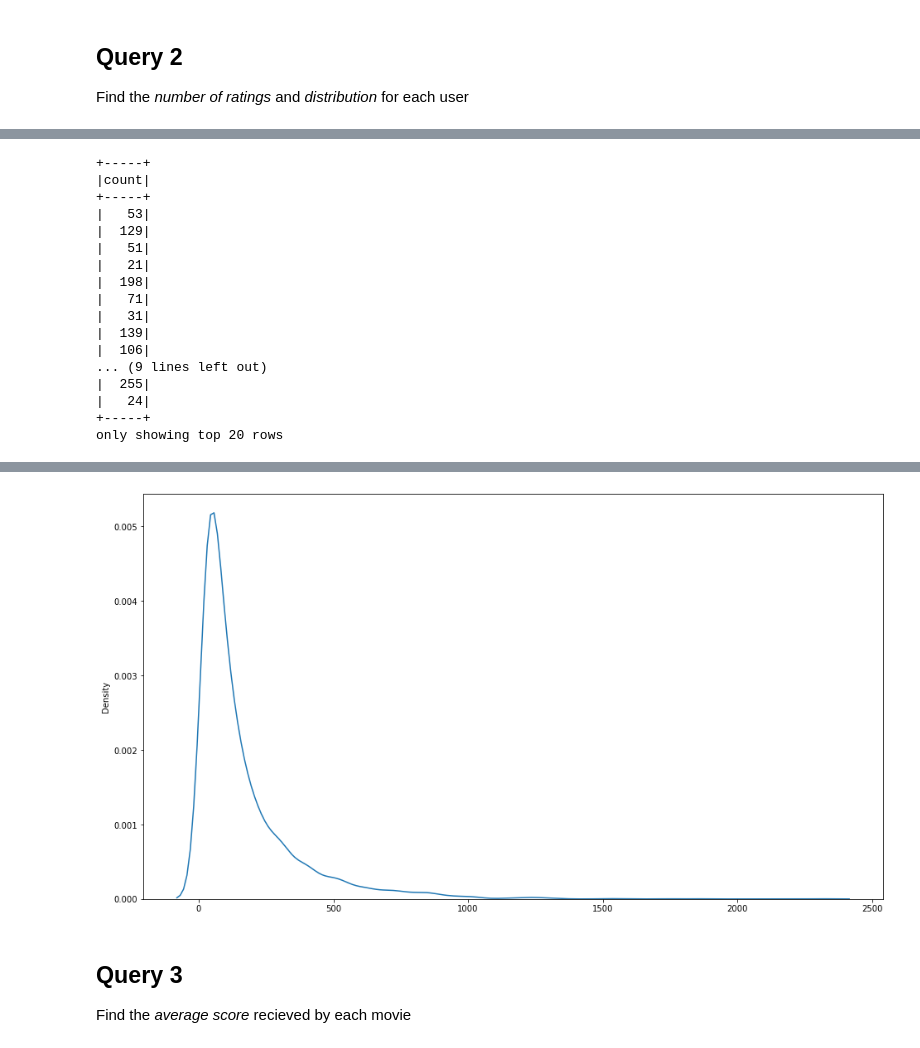
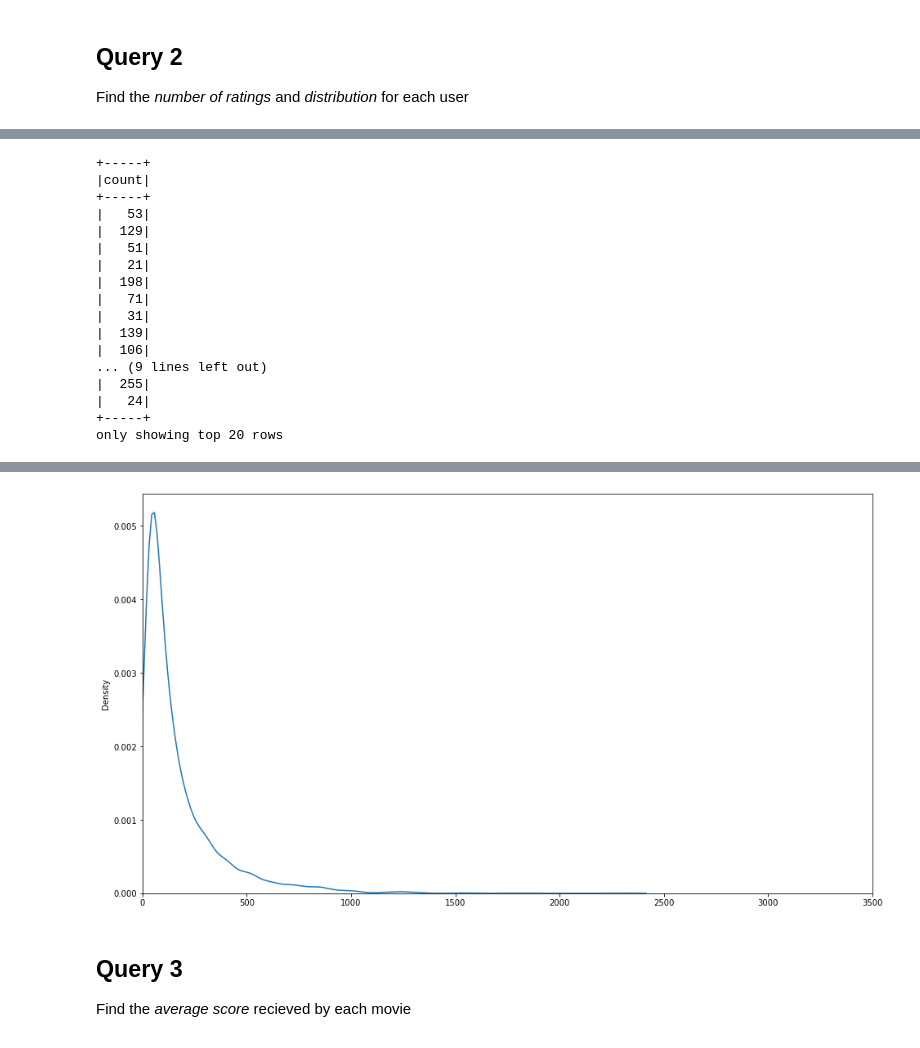
Before and after one commit to zetaemme/movielens_analysis, a Jupyter notebook: movielens.ipynb, the cells around one changed output, grey strips where cells are left out. Cells and saved outputs as stored; diff of their text form; code cells hidden in the pictures.

```diff
--- a/movielens.ipynb
+++ b/movielens.ipynb
@@ -51,9 +55,14 @@ ratings_pd_dataset = pd.read_table("data/ratings.dat",
+# %%
+ratings_pd_dataset["Timestamp"] = pd.to_datetime(
+    ratings_pd_dataset["Timestamp"],
+    unit="s"
+).dt.date
 # %% [markdown]
 ## Creating a Schema
 In order to simplify the access to our DataFrames we provide a custom [schema](https://spark.apache.org/docs/latest/api/python/reference/api/pyspark.sql.types.StructType.html) to the `createDataFrame()` [function](https://spark.apache.org/docs/latest/api/python/reference/api/pyspark.sql.SparkSession.createDataFrame.html#pyspark.sql.SparkSession.createDataFrame).<br>
 As a result of this operation is possible to specify which data [type](https://spark.apache.org/docs/latest/api/python/search.html?q=PySpark.sql.types#) we want to use for each column, reducing the space used by our DataFrames.
 # %%
-from pyspark.sql.types import StructType, StructField, StringType, ShortType, IntegerType
+from pyspark.sql.types import StructType, StructField, StringType, ShortType, DateType
 
 movies_schema = StructType([
     StructField("MovieID", ShortType(), False),
@@ -65,7 +74,7 @@ ratings_schema = StructType([
     StructField("UserID", ShortType(), False),
     StructField("MovieID", ShortType(), False),
     StructField("Rating", ShortType(), False),
-    StructField("Timestamp", IntegerType(), False)
+    StructField("Date", DateType(), False)
 ])
 
 movies_dataset = ss.createDataFrame(movies_pd_dataset, schema=movies_schema)
@@ -138,5 +149,7 @@ sns.distplot(
     kde=True
 )
 
+plt.xlim([0, 3500])
+
 plt.show()
 # %% [output]
@@ -162,4 +175,4 @@ only showing top 20 rows
-[figure, old version]
+[figure, new version]
 # %% [markdown]
 ## Query 3
 Find the *average score* recieved by each movie
```
Also changed, not shown: parts of 11 cells of this notebook.
